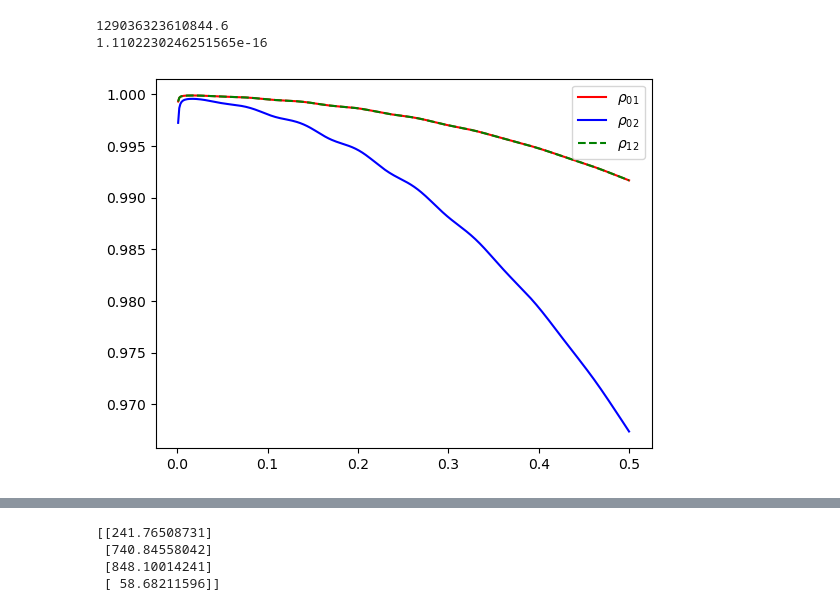
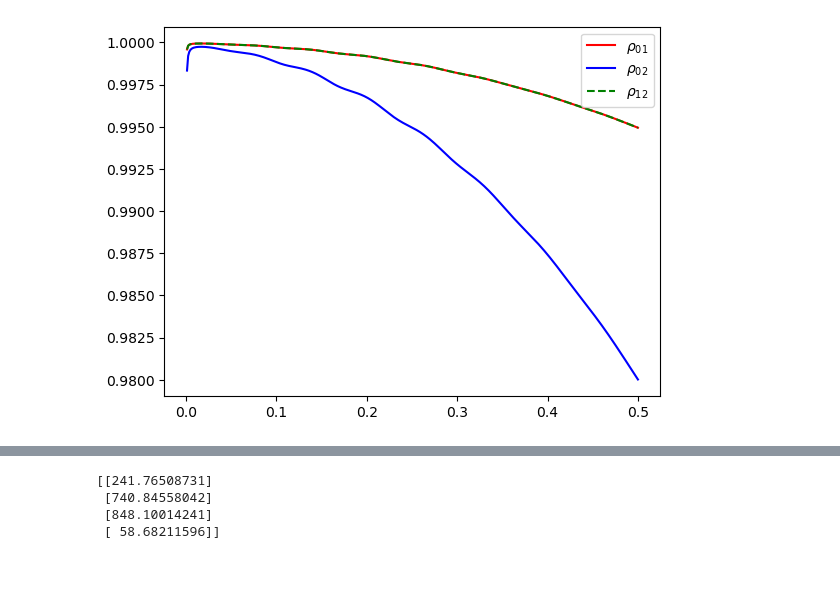
Before and after one commit to eh13913/Capstone-Project, a Jupyter notebook: Notebooks/Test1.ipynb, the cells around one changed output, grey strips where cells are left out. Cells and saved outputs as stored; diff of their text form; code cells hidden in the pictures; blank space fills up the shorter version.

```diff
--- a/Notebooks/Test1.ipynb
+++ b/Notebooks/Test1.ipynb
@@ -37,7 +37,7 @@ derPalpha[i](coords).reshape(len(kvec), len(muvec)) * (cosmo.sigma8[0] / cosmo.s
 for i in range(2)
 ]) # 2x400x100 array containing perp and para derivative wrt alpha for each k and mu value
 kaiser = (np.tile(data.bias[:, 0], (len(muvec), 1)).T + cosmo.f[0] * muvec ** 2)[0]
-fval,sigmaval,zval,hval,nbarval=cosmo.f[0],cosmo.sigma8[0],cosmo.z[0],cosmo.h[0],data.nbar[0,0]
+fval,sigmaval,zval,hval,nbarval,vbarval,pverr=cosmo.f[0],cosmo.sigma8[0],cosmo.z[0],cosmo.h[0],data.nbar[0,0],data.nbar[1,0],data.pverr[0,0]
 # %%
 pgg=np.zeros((len(kvec),len(muvec))) #400x100 array to contain value of pgg at each k and mu value
 pgu=np.zeros((len(kvec),len(muvec))) #400x100 array to contain value of pgu at each k and mu value
@@ -58,5 +58,5 @@ for i, kval in enumerate(kvec):
         pgg[i,j],pgu[i,j],puu[i,j]=get_powerfx(kval,muval,pkval[i],kaiser[j],fval,zval,hval)
         info=get_full_deriv(kval,muval,pkval[i],kaiser[j],fval,zval,hval,derPalphaval[:,i,j],sigmaval)
         bder[:,i,j],fder[:,i,j],aperder[:,i,j],aparder[:,i,j]=info[:,0],info[:,1],info[:,2],info[:,3]
-        cov[:,:,i,j],invcov[:,:,i,j]=get_inv_cov(pgg[i,j],pgu[i,j],puu[i,j],nbarval)
+        cov[:,:,i,j],invcov[:,:,i,j]=get_inv_cov(pgg[i,j],pgu[i,j],puu[i,j],nbarval,vbarval,pverr,cosmo.da[0])
         fisherinfo[:,:,i,j] = info.T @ invcov[:,:,i,j] @ info
@@ -63,20 +99,10 @@ for i, kval in enumerate(kvec):
 # %%
-cmu=[0,49,99]
-coloring=['b','r','g']
-for p,muidx in enumerate(cmu):
-    plt.plot(kvec,puu[:,muidx]*kvec**2,color=coloring[p])
-    plt.errorbar(kvec[3*p::9],(puu[:,muidx]*kvec**2)[3*p::9],yerr=(np.sqrt(cov[2,2,:,muidx])*kvec**2)[3*p::9],color=coloring[p],fmt='o',markersize=2,label='$\mu$={:.2f}'.format(muvec[cmu[p]]))
-plt.legend()
-plt.xlabel('k (h Mpc$^{-1}$)')
-plt.ylabel('P$_{uu}$k$^2$')
-plt.title('P$_{uu}$ with errorbars')
-path = '../Figures/Puu with errorbars.png'
-plt.savefig(path, dpi=300)
-plt.close()
+for i in range(100):
+    plt.errorbar(kvec[::5],(pgg[:,i])[::5],yerr=(np.sqrt(cov[0,0,:,i]))[::5])
+    plt.xlabel('k (h Mpc$^{-1}$)')
+    plt.ylabel('P$_{gg}$')
+    plt.ylim(-0.05e6,0.25e6)
+    plt.title('P$_{{gg}}$ with errorbars at $\mu$={:.2f}'.format(muvec[i]))
+    path = '../../Data/Storage2/{:03d}.png'.format(i)
+    plt.savefig(path, dpi=300)
+    plt.close()
-# %%
-kidx,muidx=26,5
-print(cov[1,2,kidx,muidx]-cov[0,1,kidx,muidx])
-print(cov[1,2,kidx,muidx]/np.sqrt(cov[1,1,kidx,muidx]*cov[2,2,kidx,muidx])-cov[0,1,kidx,muidx]/np.sqrt(cov[0,0,kidx,muidx]*cov[1,1,kidx,muidx]))
-# %% [output]
-129036323610844.6
-1.1102230246251565e-16
@@ -83,19 +118,19 @@ print(cov[1,2,kidx,muidx]/np.sqrt(cov[1,1,kidx,muidx]*cov[2,2,kidx,muidx])-cov[0
 # %%
 # plot correlation coeff Cij/sqrt(Cii*Cjj) (for all combos 0 1 2) i=0, j=1, i=1, j=2, i=0, j=2 #0,1 represents Pgg Pgu, 0,2 represents Pgg Puu, 1,2 represents Pgu Puu
 icombo=[0,0,1]
 jcombo=[1,2,2]
 coloring=['r','b','g']
-idx=49
+idx=99
 for i in range(3):
     correlcoef=cov[icombo[i],jcombo[i],:,idx]/(np.sqrt(cov[icombo[i],icombo[i],:,idx]*cov[jcombo[i],jcombo[i],:,idx]))
     if i==2:
         plt.plot(kvec,correlcoef,label='$\\rho_{{{:.0f}{:.0f}}}$'.format(icombo[i],jcombo[i]),linestyle='--',color=coloring[i])
     else:
         plt.plot(kvec,correlcoef,label='$\\rho_{{{:.0f}{:.0f}}}$'.format(icombo[i],jcombo[i]),color=coloring[i])
 plt.legend()
 plt.show()
 # %% [output]
-[figure, old version]
+[figure, new version]
 # %%
 # plot correlation coeff Cij/sqrt(Cii*Cjj) (for all combos 0 1 2) i=0, j=1, i=1, j=2, i=0, j=2 #0,1 represents Pgg Pgu, 0,2 represents Pgg Puu, 1,2 represents Pgu Puu
 cmu=[10,49,99]
```
Also changed, not shown: parts of 4 cells of this notebook, 6 other files.
